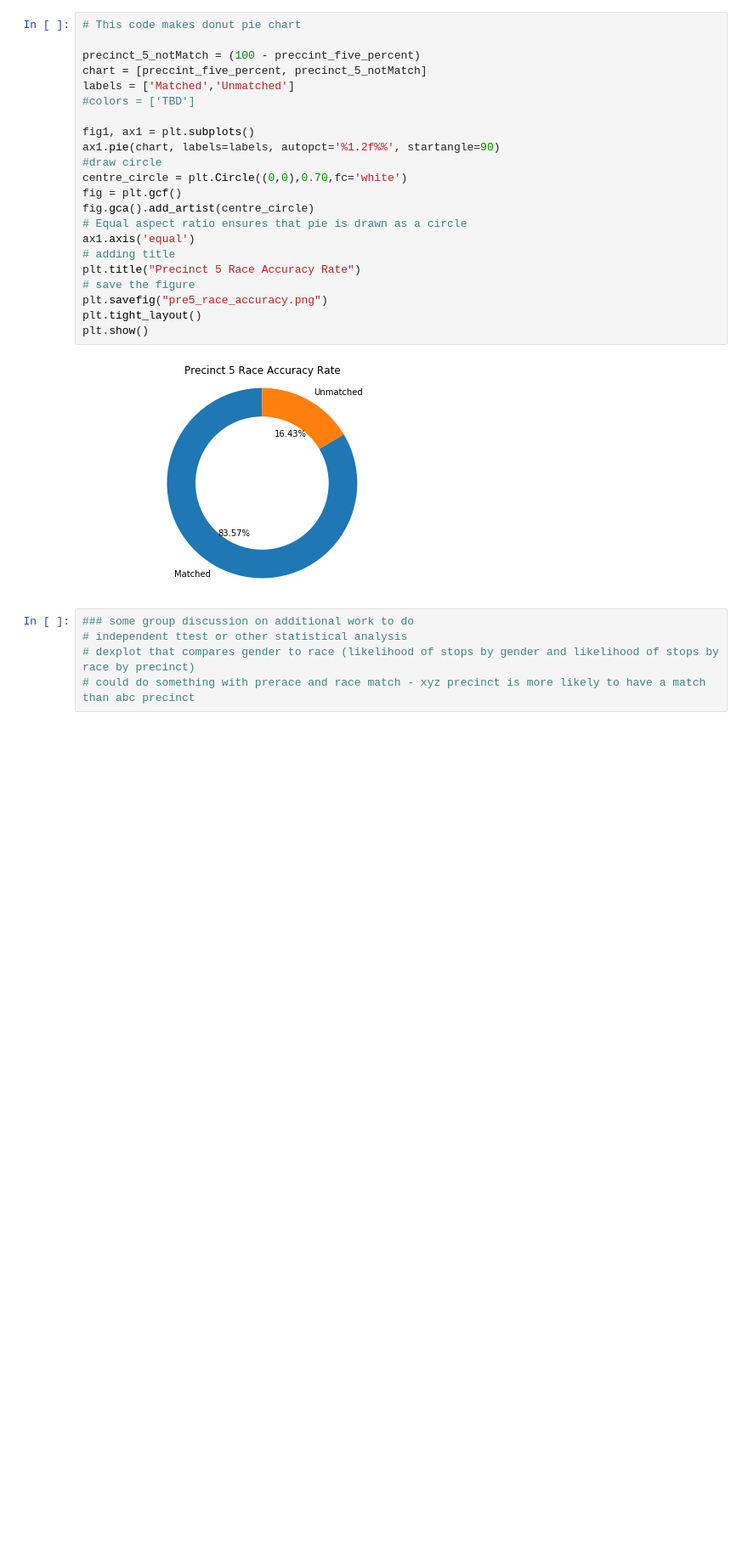
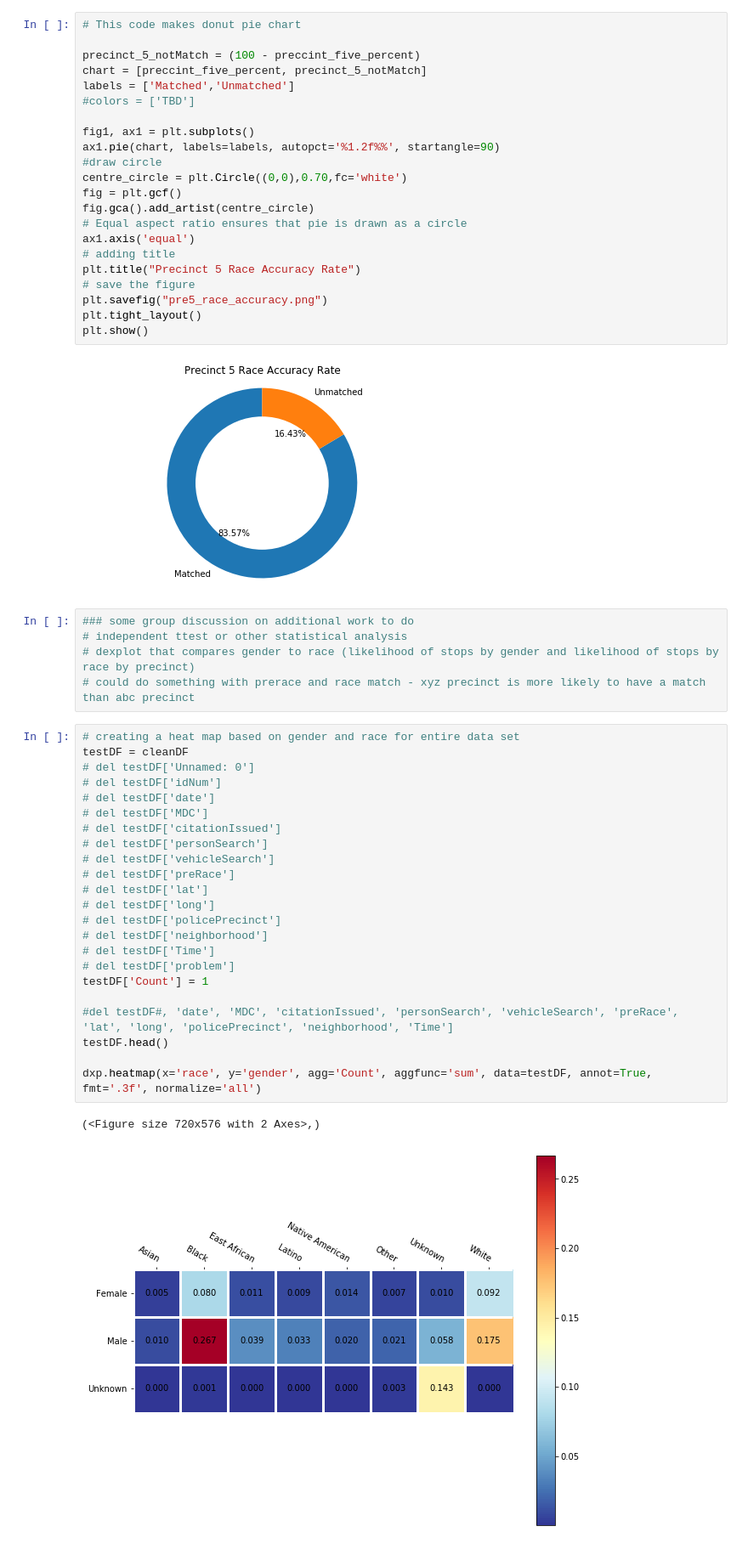
Before and after one commit to elu267/Project_GroupF, a Jupyter notebook: MN_Stop_Data.ipynb, the cells around one changed output. Shown: that part at 85% size. Saved outputs shown, nothing was run; the diff lists cells and outputs as text; blank space fills up the shorter version.

Commit message:
heat map added

```diff
--- a/MN_Stop_Data.ipynb
+++ b/MN_Stop_Data.ipynb
@@ -657,3 +658,29 @@ plt.show()
 # independent ttest or other statistical analysis
 # dexplot that compares gender to race (likelihood of stops by gender and likelihood of stops by race by precinct)
 # could do something with prerace and race match - xyz precinct is more likely to have a match than abc precinct
+# %%
+# creating a heat map based on gender and race for entire data set
+testDF = cleanDF
+# del testDF['Unnamed: 0']
+# del testDF['idNum']
+# del testDF['date']
+# del testDF['MDC']
+# del testDF['citationIssued']
+# del testDF['personSearch']
+# del testDF['vehicleSearch']
+# del testDF['preRace']
+# del testDF['lat']
+# del testDF['long']
+# del testDF['policePrecinct']
+# del testDF['neighborhood']
+# del testDF['Time']
+# del testDF['problem']
+testDF['Count'] = 1
+
+#del testDF#, 'date', 'MDC', 'citationIssued', 'personSearch', 'vehicleSearch', 'preRace', 'lat', 'long', 'policePrecinct', 'neighborhood', 'Time']
+testDF.head()
+
+dxp.heatmap(x='race', y='gender', agg='Count', aggfunc='sum', data=testDF, annot=True, fmt='.3f', normalize='all')
+# %% [output]
+(<Figure size 720x576 with 2 Axes>,)
+[figure, added]
```
Also changed, not shown: parts of 1 cell of this notebook.
